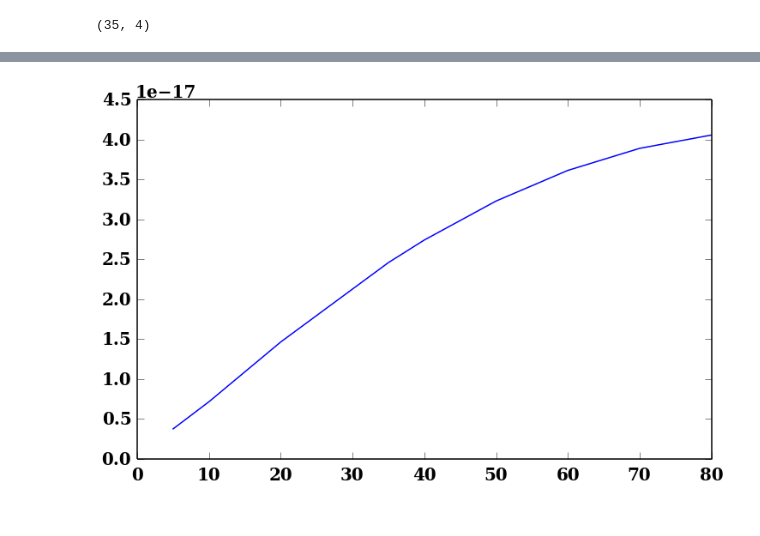
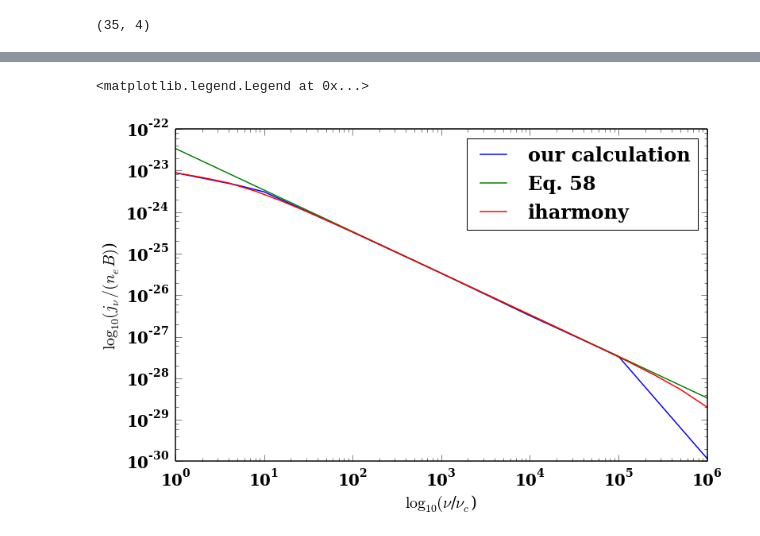
Before and after one commit to aapandy2/kappa_distributions, a Jupyter notebook: jnu_harmony_vs_ours.ipynb, the cells around one changed output, grey strips where cells are left out. Drawn from its saved outputs; the diff is of its cells as text; code cells hidden in the pictures.

```diff
--- a/jnu_harmony_vs_ours.ipynb
+++ b/jnu_harmony_vs_ours.ipynb
@@ -55,7 +57,16 @@ pl.show()
-# %%
-data2 = np.loadtxt('/home/alex/Documents/thermal_jnu_vs_angle.txt')
-
-pl.plot(data2[:, 0], data2[:, 1])
-pl.show()
-# %% [output]
-[figure, removed]
+# %%
+#NONTHERMAL j_nu: iharmony vs our calculation
+#for gamma_min = 1, gamma_max = 1000, p = 3
+
+data_nonthermal_iharmony = np.loadtxt('/home/alex/iharmony-mod/datafile_nonthermal.txt')
+data_nonthermal_ours = np.loadtxt('/home/alex/Documents/jnu_power_law_ours.txt')
+
+pl.xlabel("$\\log_{10}(\\nu$/$\\nu_c$)")
+pl.ylabel("$\\log_{10}(j_\\nu / (n_eB)$)")
+pl.loglog(data_nonthermal_ours[:, 0], (1./100.) * data_nonthermal_ours[:, 1], label='our calculation')
+pl.loglog(data_nonthermal_iharmony[:, 0], (1./100.) * data_nonthermal_iharmony[:, 2], label='Eq. 58')
+pl.loglog(data_nonthermal_iharmony[:, 0], (1./100.) * data_nonthermal_iharmony[:, 1], label='iharmony')
+pl.legend()
+# %% [output]
+<matplotlib.legend.Legend at 0x...>
+[figure, added]
```
Also changed, not shown: parts of 1 cell of this notebook, 1 other file.
